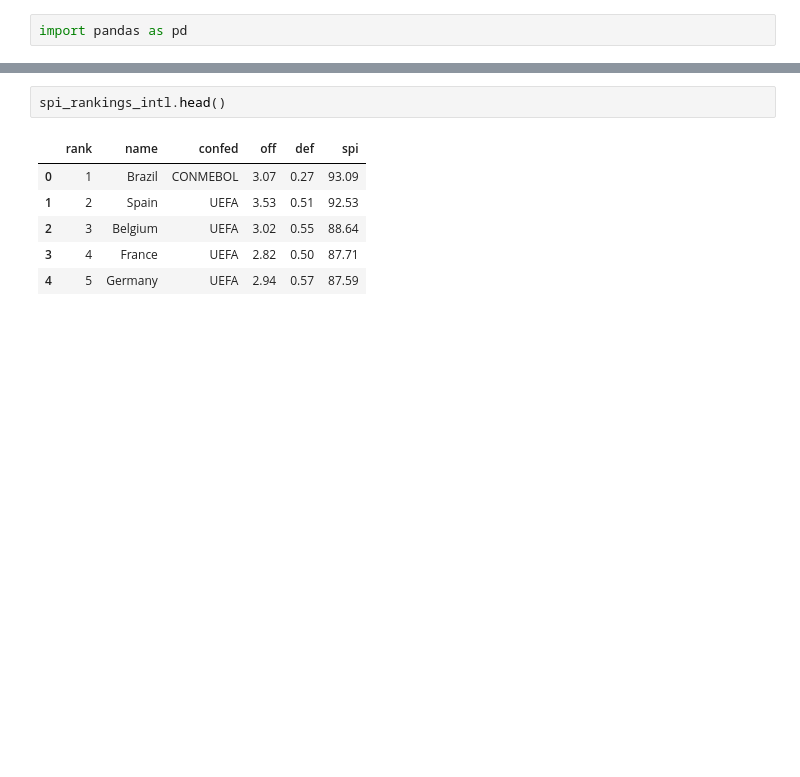
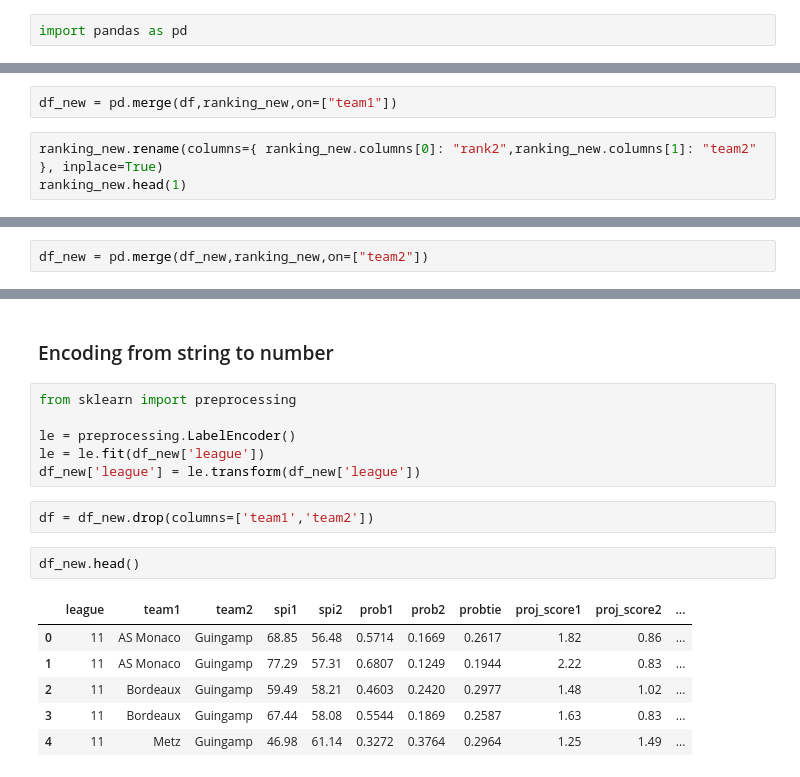
Before and after one commit to RuotingZheng/MajorLeague, a Jupyter notebook: notebook/MajorLeague.ipynb, the cells around one changed output, grey strips where cells are left out. Drawn from its saved outputs; the diff is of its cells as text; blank space fills up the shorter version.

```diff
--- a/notebook/MajorLeague.ipynb
+++ b/notebook/MajorLeague.ipynb
@@ -22,0 +93,5 @@ spi_matches.head()
+# %%
+df_new = pd.merge(df,ranking_new,on=["team1"])
+# %%
+ranking_new.rename(columns={ ranking_new.columns[0]: "rank2",ranking_new.columns[1]: "team2" }, inplace=True)
+ranking_new.head(1)
@@ -23 +101,3 @@ spi_matches.head()
+# %%
+df_new = pd.merge(df_new,ranking_new,on=["team2"])
 # %%
@@ -32,9 +142,19 @@ spi_rankings.head()
+# %% [markdown]
+### Encoding from string to number
+# %%
+from sklearn import preprocessing
+
+le = preprocessing.LabelEncoder()
+le = le.fit(df_new['league'])
+df_new['league'] = le.transform(df_new['league'])
+# %%
+df = df_new.drop(columns=['team1','team2'])
 # %%
-spi_rankings_intl.head()
+df_new.head()
 # %% [output]
-|  | rank | name | confed | off | def | spi |
-| 0 | 1 | Brazil | CONMEBOL | 3.07 | 0.27 | 93.09 |
-| 1 | 2 | Spain | UEFA | 3.53 | 0.51 | 92.53 |
-| 2 | 3 | Belgium | UEFA | 3.02 | 0.55 | 88.64 |
-| 3 | 4 | France | UEFA | 2.82 | 0.50 | 87.71 |
-| 4 | 5 | Germany | UEFA | 2.94 | 0.57 | 87.59 |
+|  | league | team1 | team2 | spi1 | spi2 | prob1 | prob2 | probtie | proj_score1 | proj_score2 | ... |
+| 0 | 11 | AS Monaco | Guingamp | 68.85 | 56.48 | 0.5714 | 0.1669 | 0.2617 | 1.82 | 0.86 | ... |
+| 1 | 11 | AS Monaco | Guingamp | 77.29 | 57.31 | 0.6807 | 0.1249 | 0.1944 | 2.22 | 0.83 | ... |
+| 2 | 11 | Bordeaux | Guingamp | 59.49 | 58.21 | 0.4603 | 0.2420 | 0.2977 | 1.48 | 1.02 | ... |
+| 3 | 11 | Bordeaux | Guingamp | 67.44 | 58.08 | 0.5544 | 0.1869 | 0.2587 | 1.63 | 0.83 | ... |
+| 4 | 11 | Metz | Guingamp | 46.98 | 61.14 | 0.3272 | 0.3764 | 0.2964 | 1.25 | 1.49 | ... |
```
Also changed, not shown: parts of 31 cells of this notebook.
